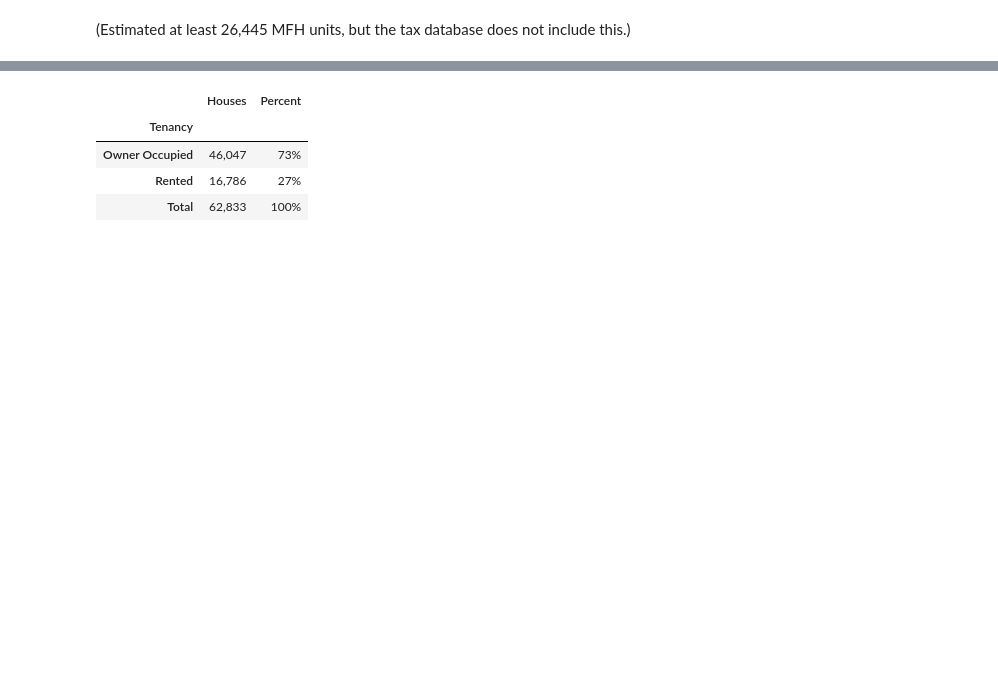
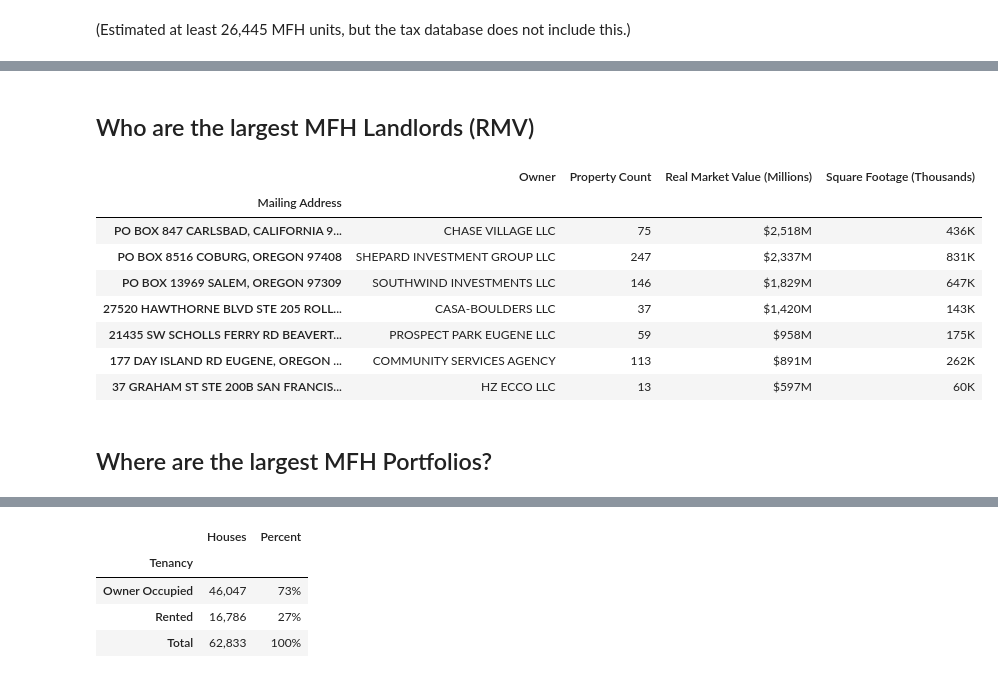
Before and after one commit to nbirnel/atlas-of-eugene, a Jupyter notebook: who-owns-the-housing.ipynb, the cells around one changed output, grey strips where cells are left out. Saved outputs shown, nothing was run; the diff lists cells and outputs as text; code cells hidden in the pictures; blank space fills up the shorter version.

```diff
--- a/who-owns-the-housing.ipynb
+++ b/who-owns-the-housing.ipynb
@@ -169,0 +212,18 @@ get_locality_owned(mfh)
+# %% [markdown]
+## Who are the largest MFH Landlords (RMV)
+# %%
+mfh_landlords.sort_values(by="real_market_value", ascending=False).head(
+    7
+).drop(columns=["real_market_value", "sq_ft"])
+# %% [output]
+|  | Owner | Property Count | Real Market Value (Millions) | Square Footage (Thousands) |
+| Mailing Address |  |  |  |  |
+| PO BOX 847 CARLSBAD, CALIFORNIA 9... | CHASE VILLAGE LLC | 75 | $2,518M | 436K |
+| PO BOX 8516 COBURG, OREGON 97408 | SHEPARD INVESTMENT GROUP LLC | 247 | $2,337M | 831K |
+| PO BOX 13969 SALEM, OREGON 97309 | SOUTHWIND INVESTMENTS LLC | 146 | $1,829M | 647K |
+| 27520 HAWTHORNE BLVD STE 205 ROLL... | CASA-BOULDERS LLC | 37 | $1,420M | 143K |
+| 21435 SW SCHOLLS FERRY RD BEAVERT... | PROSPECT PARK EUGENE LLC | 59 | $958M | 175K |
+| 177 DAY ISLAND RD EUGENE, OREGON ... | COMMUNITY SERVICES AGENCY | 113 | $891M | 262K |
+| 37 GRAHAM ST STE 200B SAN FRANCIS... | HZ ECCO LLC | 13 | $597M | 60K |
+# %% [markdown]
+## Where are the largest MFH Portfolios?
```
Also changed, not shown: parts of 20 cells of this notebook, 1 other file.
